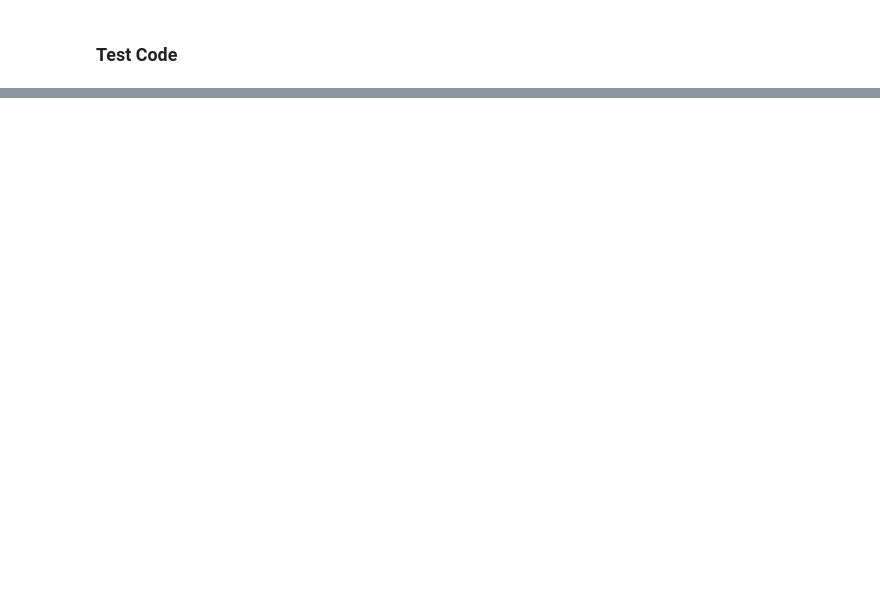
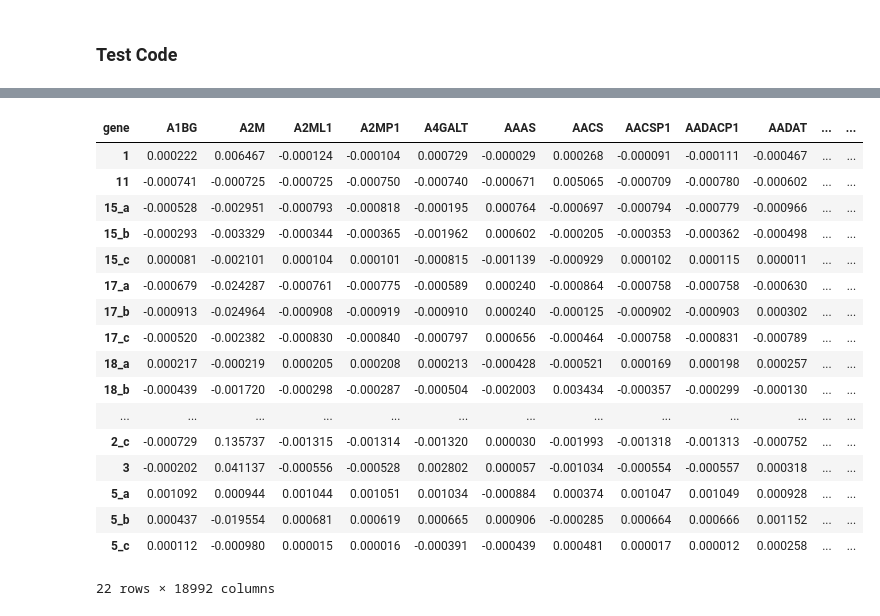
Before and after one commit to MaayanLab/human-melanoma-signature, a Jupyter notebook: pipeline/notebooks/Development.ipynb, the cells around one changed output, grey strips where cells are left out. Saved outputs shown, nothing was run; the diff lists cells and outputs as text; code cells hidden in the pictures; blank space fills up the shorter version.

```diff
--- a/pipeline/notebooks/Development.ipynb
+++ b/pipeline/notebooks/Development.ipynb
@@ -18,4 +21,7 @@ from Melanoma import *
 # %% [markdown]
 # Code Development for Melanoma Pipeline
 ## Define input and output files
+# %%
+# infiles
+infile = 's2-signatures.dir/melanoma-signatures.txt'
 # %%
@@ -196,0 +44,4 @@ dict_top_genes
+# %%
+# Import infile table
+signature_df = pd.read_table(infile, index_col='gene')#.T
+signature_df.head()
@@ -196,0 +57,24 @@ dict_top_genes
+# %%
+# Transpose dataframe so index is n_samples, which is required for pair-wise distance function
+signature_df_t = signature_df.T
+# %%
+signature_df_t
+# %% [output]
+| gene | A1BG | A2M | A2ML1 | A2MP1 | A4GALT | AAAS | AACS | AACSP1 | AADACP1 | AADAT | ... | ... |
+| 1 | 0.000222 | 0.006467 | -0.000124 | -0.000104 | 0.000729 | -0.000029 | 0.000268 | -0.000091 | -0.000111 | -0.000467 | ... | ... |
+| 11 | -0.000741 | -0.000725 | -0.000725 | -0.000750 | -0.000740 | -0.000671 | 0.005065 | -0.000709 | -0.000780 | -0.000602 | ... | ... |
+| 15_a | -0.000528 | -0.002951 | -0.000793 | -0.000818 | -0.000195 | 0.000764 | -0.000697 | -0.000794 | -0.000779 | -0.000966 | ... | ... |
+| 15_b | -0.000293 | -0.003329 | -0.000344 | -0.000365 | -0.001962 | 0.000602 | -0.000205 | -0.000353 | -0.000362 | -0.000498 | ... | ... |
+| 15_c | 0.000081 | -0.002101 | 0.000104 | 0.000101 | -0.000815 | -0.001139 | -0.000929 | 0.000102 | 0.000115 | 0.000011 | ... | ... |
+| 17_a | -0.000679 | -0.024287 | -0.000761 | -0.000775 | -0.000589 | 0.000240 | -0.000864 | -0.000758 | -0.000758 | -0.000630 | ... | ... |
+| 17_b | -0.000913 | -0.024964 | -0.000908 | -0.000919 | -0.000910 | 0.000240 | -0.000125 | -0.000902 | -0.000903 | 0.000302 | ... | ... |
+| 17_c | -0.000520 | -0.002382 | -0.000830 | -0.000840 | -0.000797 | 0.000656 | -0.000464 | -0.000758 | -0.000831 | -0.000789 | ... | ... |
+| 18_a | 0.000217 | -0.000219 | 0.000205 | 0.000208 | 0.000213 | -0.000428 | -0.000521 | 0.000169 | 0.000198 | 0.000257 | ... | ... |
+| 18_b | -0.000439 | -0.001720 | -0.000298 | -0.000287 | -0.000504 | -0.002003 | 0.003434 | -0.000357 | -0.000299 | -0.000130 | ... | ... |
+| ... | ... | ... | ... | ... | ... | ... | ... | ... | ... | ... | ... | ... |
+| 2_c | -0.000729 | 0.135737 | -0.001315 | -0.001314 | -0.001320 | 0.000030 | -0.001993 | -0.001318 | -0.001313 | -0.000752 | ... | ... |
+| 3 | -0.000202 | 0.041137 | -0.000556 | -0.000528 | 0.002802 | 0.000057 | -0.001034 | -0.000554 | -0.000557 | 0.000318 | ... | ... |
+| 5_a | 0.001092 | 0.000944 | 0.001044 | 0.001051 | 0.001034 | -0.000884 | 0.000374 | 0.001047 | 0.001049 | 0.000928 | ... | ... |
+| 5_b | 0.000437 | -0.019554 | 0.000681 | 0.000619 | 0.000665 | 0.000906 | -0.000285 | 0.000664 | 0.000666 | 0.001152 | ... | ... |
+| 5_c | 0.000112 | -0.000980 | 0.000015 | 0.000016 | -0.000391 | -0.000439 | 0.000481 | 0.000017 | 0.000012 | 0.000258 | ... | ... |
+22 rows × 18992 columns
```
Also changed, not shown: parts of 13 cells of this notebook, 1 other file.
